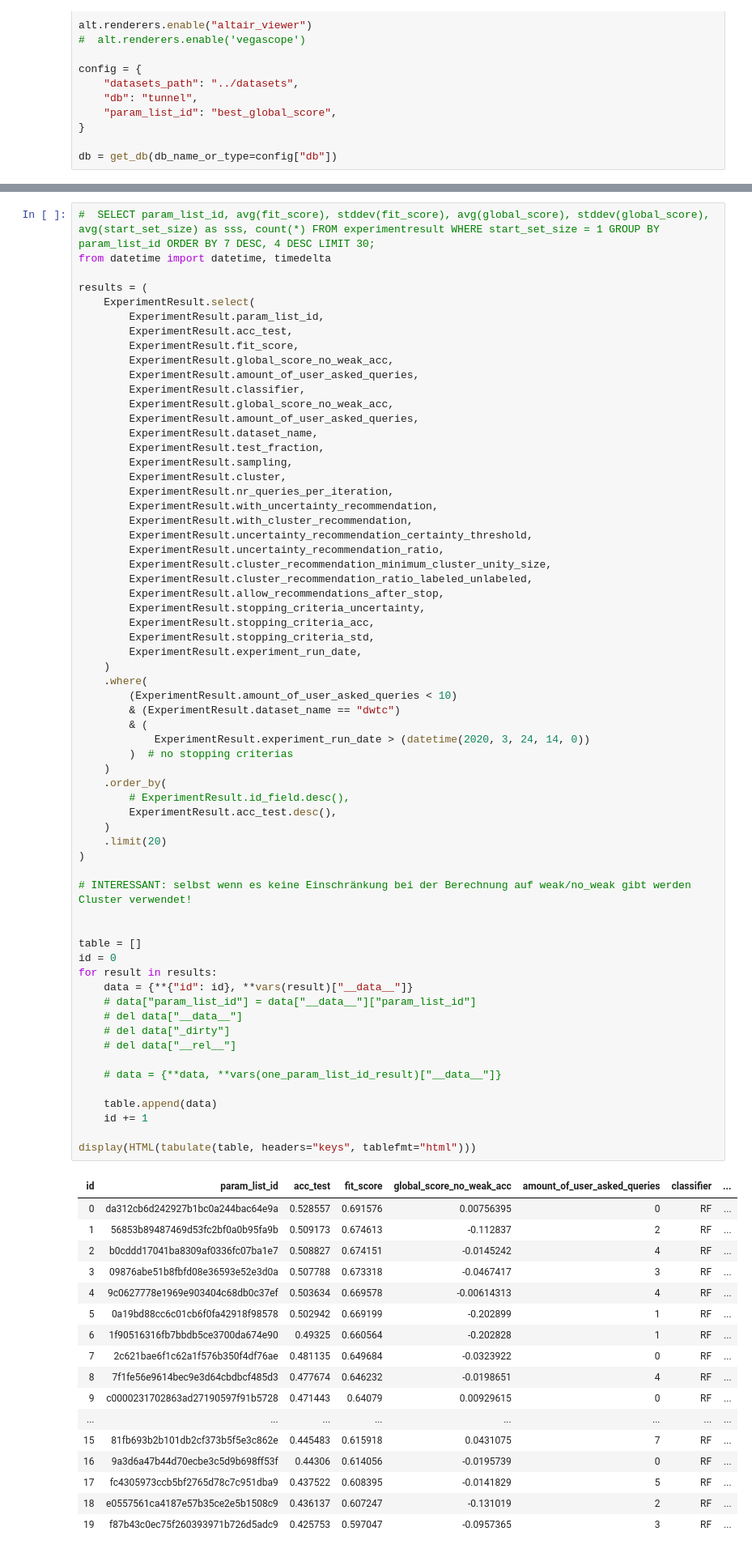
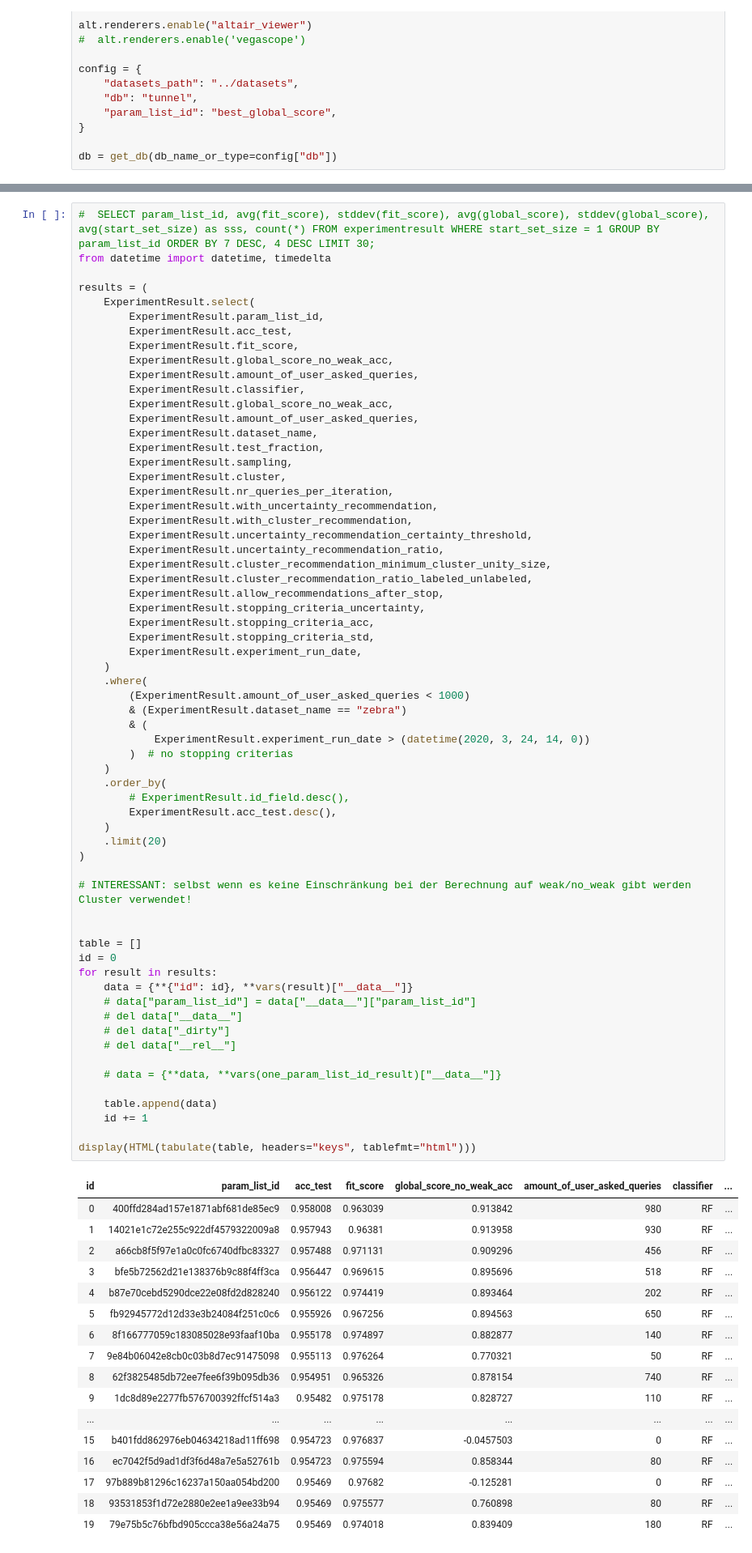
Before and after one commit to jgonsior/DS20-WeakAL, a Jupyter notebook: display_random_search_results_dwtc.ipynb, the cells around one changed output, grey strips where cells are left out. Shown at 81% size. Saved outputs shown, nothing was run; the diff lists cells and outputs as text.

```diff
--- a/display_random_search_results_dwtc.ipynb
+++ b/display_random_search_results_dwtc.ipynb
@@ -106,55 +106,55 @@ results = (
         ExperimentResult.experiment_run_date,
     )
     .where(
-        (ExperimentResult.amount_of_user_asked_queries < 10)
-        & (ExperimentResult.dataset_name == "dwtc")
+        (ExperimentResult.amount_of_user_asked_queries < 1000)
+        & (ExperimentResult.dataset_name == "zebra")
         & (
             ExperimentResult.experiment_run_date > (datetime(2020, 3, 24, 14, 0))
         )  # no stopping criterias
     )
     .order_by(
         # ExperimentResult.id_field.desc(),
         ExperimentResult.acc_test.desc(),
     )
     .limit(20)
 )
 
 # INTERESSANT: selbst wenn es keine Einschränkung bei der Berechnung auf weak/no_weak gibt werden Cluster verwendet!
 
 
 table = []
 id = 0
 for result in results:
     data = {**{"id": id}, **vars(result)["__data__"]}
     # data["param_list_id"] = data["__data__"]["param_list_id"]
     # del data["__data__"]
     # del data["_dirty"]
     # del data["__rel__"]
 
     # data = {**data, **vars(one_param_list_id_result)["__data__"]}
 
     table.append(data)
     id += 1
 
 display(HTML(tabulate(table, headers="keys", tablefmt="html")))
 # %% [output]
 | id | param_list_id | acc_test | fit_score | global_score_no_weak_acc | amount_of_user_asked_queries | classifier | ... |
-| 0 | da312cb6d242927b1bc0a244bac64e9a | 0.528557 | 0.691576 | 0.00756395 | 0 | RF | ... |
-| 1 | 56853b89487469d53fc2bf0a0b95fa9b | 0.509173 | 0.674613 | -0.112837 | 2 | RF | ... |
-| 2 | b0cddd17041ba8309af0336fc07ba1e7 | 0.508827 | 0.674151 | -0.0145242 | 4 | RF | ... |
-| 3 | 09876abe51b8fbfd08e36593e52e3d0a | 0.507788 | 0.673318 | -0.0467417 | 3 | RF | ... |
-| 4 | 9c0627778e1969e903404c68db0c37ef | 0.503634 | 0.669578 | -0.00614313 | 4 | RF | ... |
-| 5 | 0a19bd88cc6c01cb6f0fa42918f98578 | 0.502942 | 0.669199 | -0.202899 | 1 | RF | ... |
-| 6 | 1f90516316fb7bbdb5ce3700da674e90 | 0.49325 | 0.660564 | -0.202828 | 1 | RF | ... |
-| 7 | 2c621bae6f1c62a1f576b350f4df76ae | 0.481135 | 0.649684 | -0.0323922 | 0 | RF | ... |
-| 8 | 7f1fe56e9614bec9e3d64cbdbcf485d3 | 0.477674 | 0.646232 | -0.0198651 | 4 | RF | ... |
-| 9 | c0000231702863ad27190597f91b5728 | 0.471443 | 0.64079 | 0.00929615 | 0 | RF | ... |
+| 0 | 400ffd284ad157e1871abf681de85ec9 | 0.958008 | 0.963039 | 0.913842 | 980 | RF | ... |
+| 1 | 14021e1c72e255c922df4579322009a8 | 0.957943 | 0.96381 | 0.913958 | 930 | RF | ... |
+| 2 | a66cb8f5f97e1a0c0fc6740dfbc83327 | 0.957488 | 0.971131 | 0.909296 | 456 | RF | ... |
+| 3 | bfe5b72562d21e138376b9c88f4ff3ca | 0.956447 | 0.969615 | 0.895696 | 518 | RF | ... |
+| 4 | b87e70cebd5290dce22e08fd2d828240 | 0.956122 | 0.974419 | 0.893464 | 202 | RF | ... |
+| 5 | fb92945772d12d33e3b24084f251c0c6 | 0.955926 | 0.967256 | 0.894563 | 650 | RF | ... |
+| 6 | 8f166777059c183085028e93faaf10ba | 0.955178 | 0.974897 | 0.882877 | 140 | RF | ... |
+| 7 | 9e84b06042e8cb0c03b8d7ec91475098 | 0.955113 | 0.976264 | 0.770321 | 50 | RF | ... |
+| 8 | 62f3825485db72ee7fee6f39b095db36 | 0.954951 | 0.965326 | 0.878154 | 740 | RF | ... |
+| 9 | 1dc8d89e2277fb576700392ffcf514a3 | 0.95482 | 0.975178 | 0.828727 | 110 | RF | ... |
 | ... | ... | ... | ... | ... | ... | ... | ... |
-| 15 | 81fb693b2b101db2cf373b5f5e3c862e | 0.445483 | 0.615918 | 0.0431075 | 7 | RF | ... |
-| 16 | 9a3d6a47b44d70ecbe3c5d9b698ff53f | 0.44306 | 0.614056 | -0.0195739 | 0 | RF | ... |
-| 17 | fc4305973ccb5bf2765d78c7c951dba9 | 0.437522 | 0.608395 | -0.0141829 | 5 | RF | ... |
-| 18 | e0557561ca4187e57b35ce2e5b1508c9 | 0.436137 | 0.607247 | -0.131019 | 2 | RF | ... |
-| 19 | f87b43c0ec75f260393971b726d5adc9 | 0.425753 | 0.597047 | -0.0957365 | 3 | RF | ... |
+| 15 | b401fdd862976eb04634218ad11ff698 | 0.954723 | 0.976837 | -0.0457503 | 0 | RF | ... |
+| 16 | ec7042f5d9ad1df3f6d48a7e5a52761b | 0.954723 | 0.975594 | 0.858344 | 80 | RF | ... |
+| 17 | 97b889b81296c16237a150aa054bd200 | 0.95469 | 0.97682 | -0.125281 | 0 | RF | ... |
+| 18 | 93531853f1d72e2880e2ee1a9ee33b94 | 0.95469 | 0.975577 | 0.760898 | 80 | RF | ... |
+| 19 | 79e75b5c76bfbd905ccca38e56a24a75 | 0.95469 | 0.974018 | 0.839409 | 180 | RF | ... |
 # %%
 # SELECT id_field, param_list_id, dataset_path, start_set_size as sss, sampling, cluster, allow_recommendations_after_stop as SA, stopping_criteria_uncertainty as SCU, stopping_criteria_std as SCS, stopping_criteria_acc as SCA, amount_of_user_asked_queries as "#q", acc_test, fit_score, global_score_norm, thread_id, end_time from experimentresult where param_list_id='31858014d685a3f1ba3e4e32690ddfc3' order by end_time, fit_score desc, param_list_id;
 loaded_data = {}
```
Also changed, not shown: parts of 1 cell of this notebook, 3 other files.
